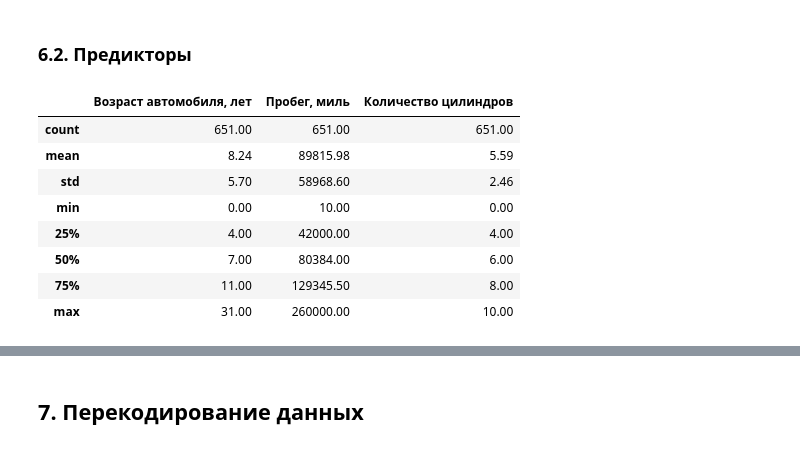
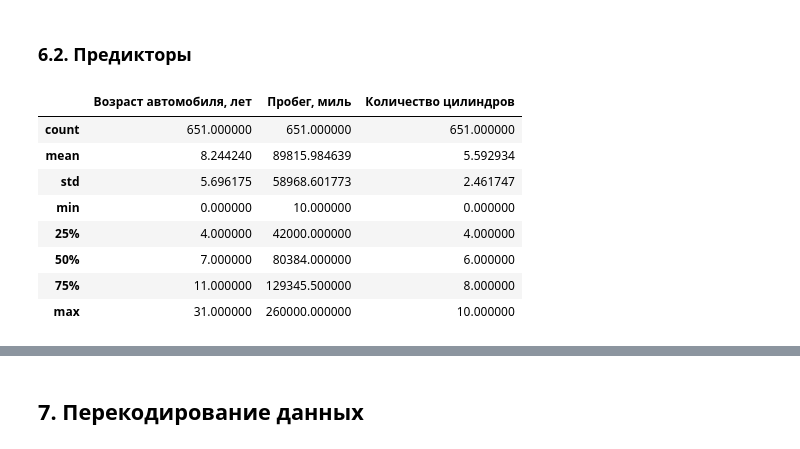
Before and after one commit to pavchundg/project-andan, a Jupyter notebook: Проект_анализ_цен_автомобилей.ipynb, the cells around one changed output, grey strips where cells are left out. Cells and saved outputs as stored; diff of their text form; code cells hidden in the pictures.

```diff
--- a/Проект_анализ_цен_автомобилей.ipynb
+++ b/Проект_анализ_цен_автомобилей.ipynb
@@ -514,17 +374,17 @@ print('Доля машин дороже среднего, %:', round((price > pr
 # %% [markdown]
 ### 6.2. Предикторы
 # %%
-df_final[['Возраст автомобиля, лет', 'Пробег, миль', 'Количество цилиндров']].describe().round(2)
+df_final[['Возраст автомобиля, лет', 'Пробег, миль', 'Количество цилиндров']].describe()
 # %% [output]
 |  | Возраст автомобиля, лет | Пробег, миль | Количество цилиндров |
-| count | 651.00 | 651.00 | 651.00 |
-| mean | 8.24 | 89815.98 | 5.59 |
-| std | 5.70 | 58968.60 | 2.46 |
-| min | 0.00 | 10.00 | 0.00 |
-| 25% | 4.00 | 42000.00 | 4.00 |
-| 50% | 7.00 | 80384.00 | 6.00 |
-| 75% | 11.00 | 129345.50 | 8.00 |
-| max | 31.00 | 260000.00 | 10.00 |
+| count | 651.000000 | 651.000000 | 651.000000 |
+| mean | 8.244240 | 89815.984639 | 5.592934 |
+| std | 5.696175 | 58968.601773 | 2.461747 |
+| min | 0.000000 | 10.000000 | 0.000000 |
+| 25% | 4.000000 | 42000.000000 | 4.000000 |
+| 50% | 7.000000 | 80384.000000 | 6.000000 |
+| 75% | 11.000000 | 129345.500000 | 8.000000 |
+| max | 31.000000 | 260000.000000 | 10.000000 |
 # %%
 df_final.describe(include=object)
 # %% [output]
```
Also changed, not shown: parts of 129 cells of this notebook, 2 other files.
